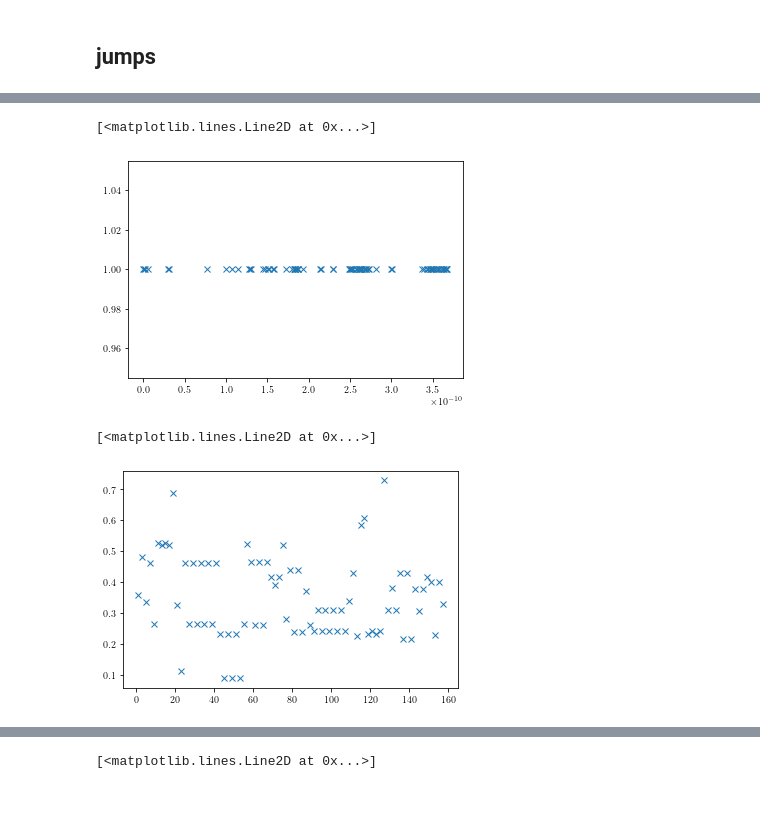
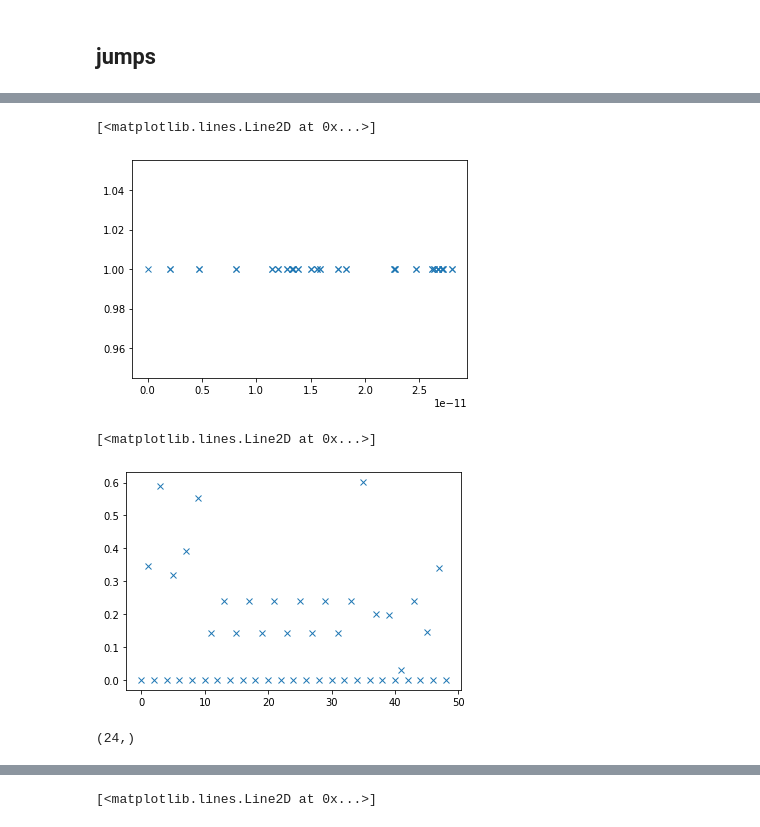
Before and after one commit to kkarimi62/vacancyDiffusion, a Jupyter notebook: postproc/postproc.ipynb, the cells around one changed output, grey strips where cells are left out. Saved outputs shown, nothing was run; the diff lists cells and outputs as text; code cells hidden in the pictures; blank space fills up the shorter version.

```diff
--- a/postproc/postproc.ipynb
+++ b/postproc/postproc.ipynb
@@ -1092,5 +1114,6 @@ Energy = lmpData.headers['Energy']
 # %%
+times=lmpData.headers['Time']
 plt.plot(times,np.ones(len(times)),'x')
 # %% [output]
 [<matplotlib.lines.Line2D at 0x...>]
-[figure, old version]
+[figure, new version]
@@ -1097,5 +1123,11 @@ plt.plot(times,np.ones(len(times)),'x')
 # %%
+Barrier=lmpData.headers['Barrier']
+
 plt.plot(Barrier,'x')
 # %% [output]
 [<matplotlib.lines.Line2D at 0x...>]
-[figure, old version]
+[figure, new version]
+# %%
+barrier.shape
+# %% [output]
+(24,)
```
Also changed, not shown: parts of 9 cells of this notebook.
